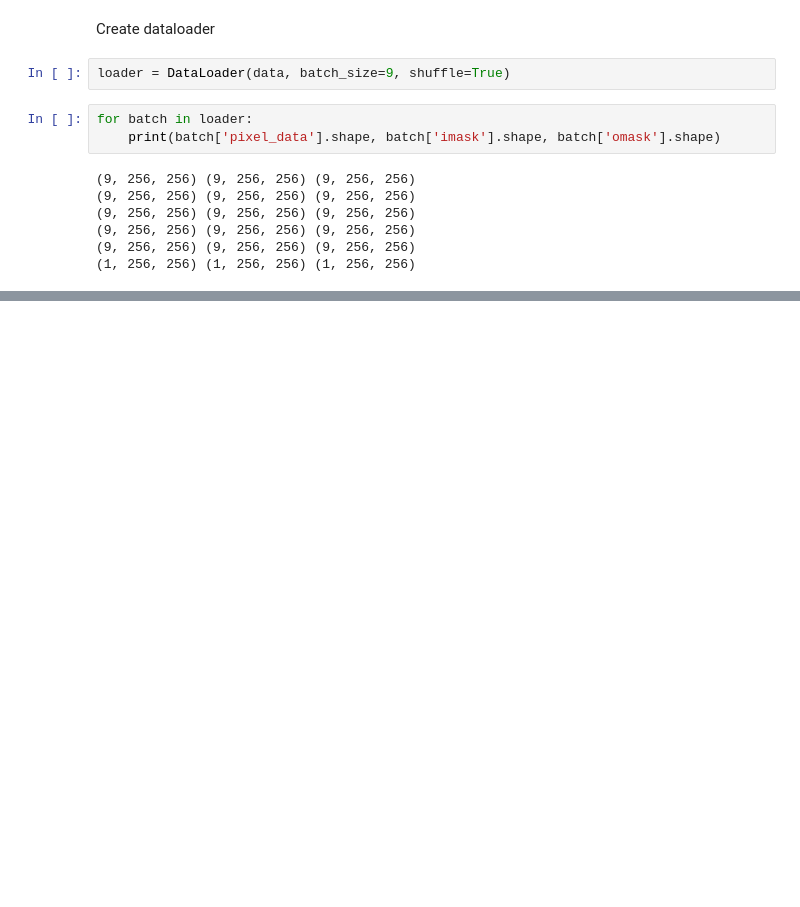
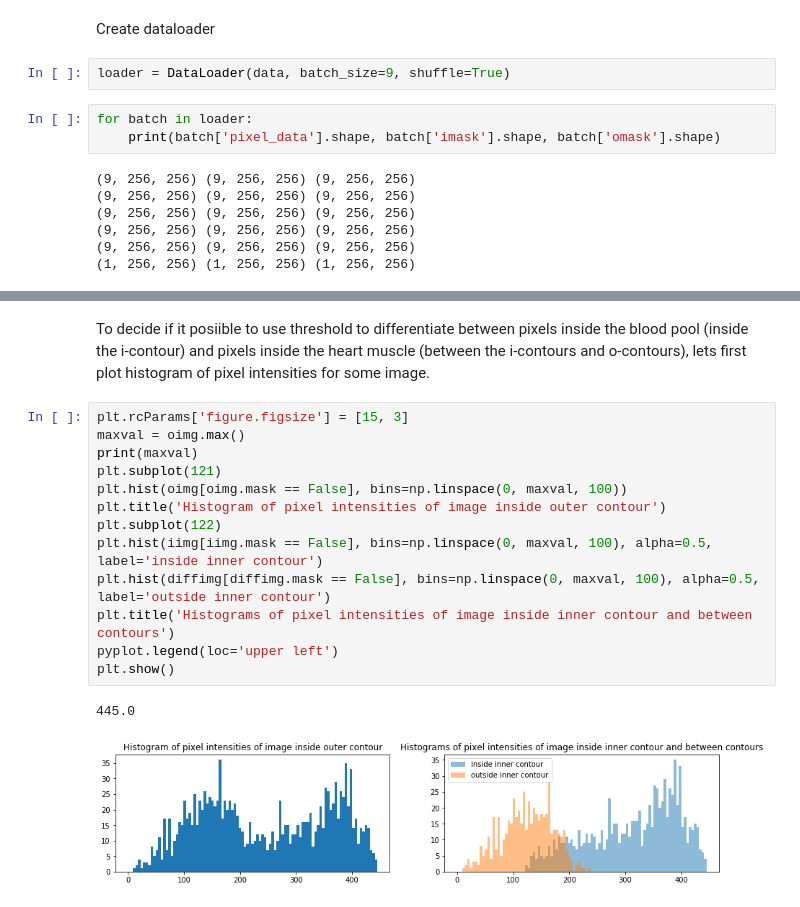
Before and after one commit to trifonova-n/challenge, a Jupyter notebook: visualize_data.ipynb, the cells around one changed output, grey strips where cells are left out. Cells and saved outputs as stored; diff of their text form; blank space fills up the shorter version.

```diff
--- a/visualize_data.ipynb
+++ b/visualize_data.ipynb
@@ -51,0 +84,18 @@ for batch in loader:
+# %% [markdown]
+To decide if it posiible to use threshold to differentiate between pixels inside the blood pool (inside the i-contour) and pixels inside the heart muscle (between the i-contours and o-contours), lets first plot histogram of pixel intensities for some image.
+# %%
+plt.rcParams['figure.figsize'] = [15, 3]
+maxval = oimg.max()
+print(maxval)
+plt.subplot(121)
+plt.hist(oimg[oimg.mask == False], bins=np.linspace(0, maxval, 100))
+plt.title('Histogram of pixel intensities of image inside outer contour')
+plt.subplot(122)
+plt.hist(iimg[iimg.mask == False], bins=np.linspace(0, maxval, 100), alpha=0.5, label='inside inner contour')
+plt.hist(diffimg[diffimg.mask == False], bins=np.linspace(0, maxval, 100), alpha=0.5, label='outside inner contour')
+plt.title('Histograms of pixel intensities of image inside inner contour and between contours')
+pyplot.legend(loc='upper left')
+plt.show()
+# %% [output]
+445.0
+[figure, added]
```
Also changed, not shown: parts of 10 cells of this notebook, 1 other file.
